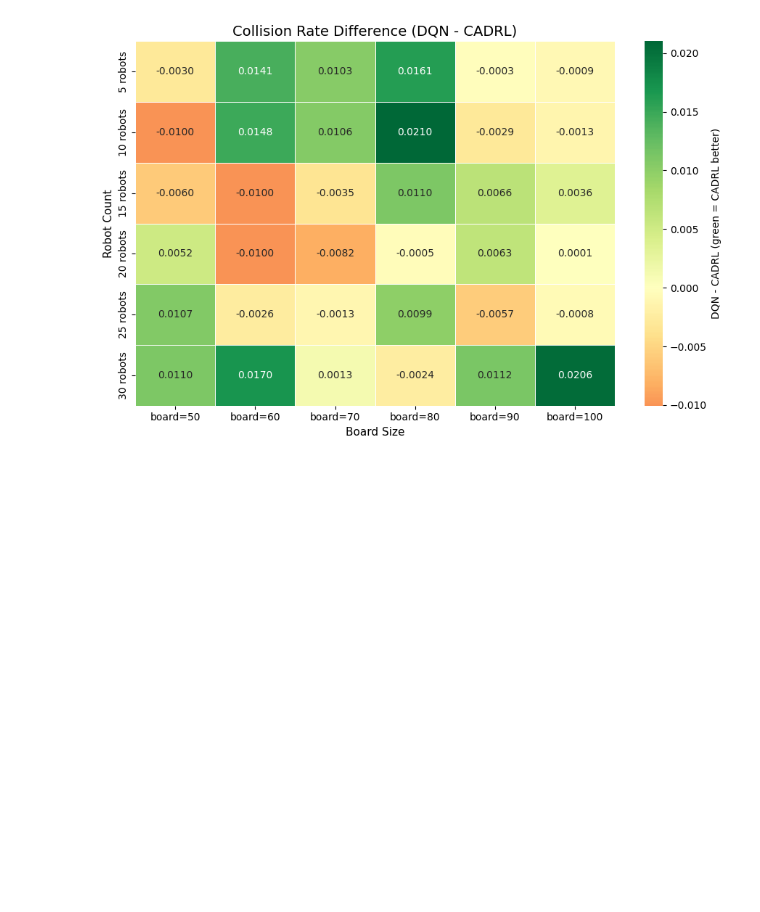
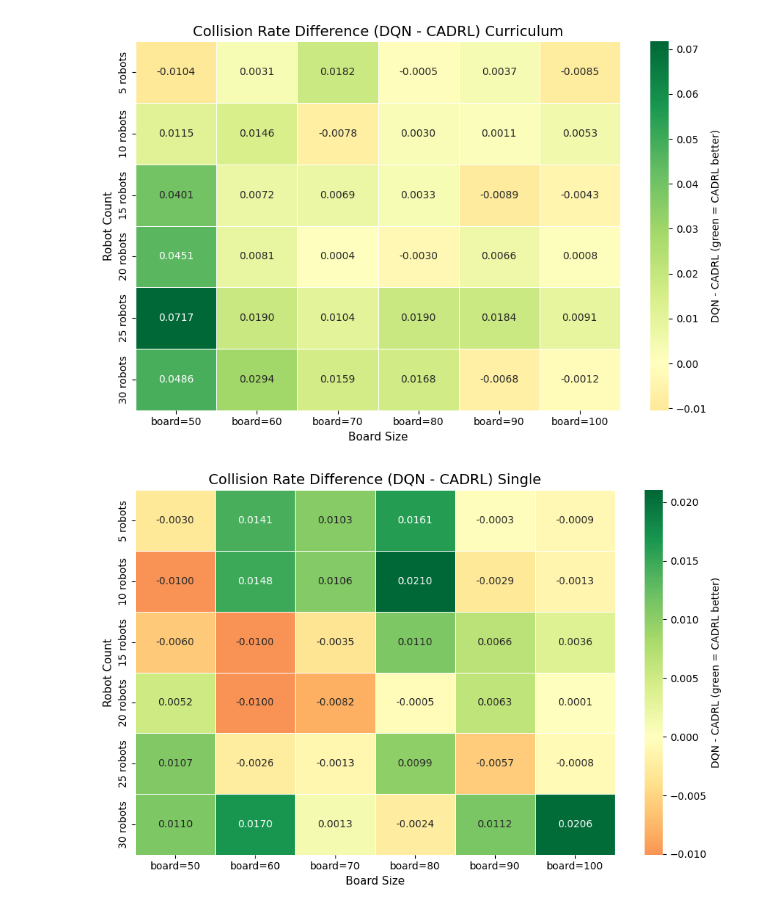
Before and after one commit to Death-Raider/Personal_Projects, a Jupyter notebook: Runners/GoalChasing_QLearning/vis.ipynb, the cells around one changed output. Saved outputs shown, nothing was run; the diff lists cells and outputs as text; code cells hidden in the pictures; blank space fills up the shorter version.

```diff
--- a/Runners/GoalChasing_QLearning/vis.ipynb
+++ b/Runners/GoalChasing_QLearning/vis.ipynb
@@ -130,22 +101,33 @@ plt.show()
+# %%
+def plot_heatmap(matrix, colorbar_kws, title, x_lab, y_lab):
+    fig, ax = plt.subplots(figsize=(9, 6))
+
+    sns.heatmap(
+        matrix,
+        ax=ax,
+        annot=True,
+        fmt='.4f',
+        cmap='RdYlGn',   # red = DQN better, green = CADRL better
+        center=0,
+        linewidths=0.5,
+        cbar_kws=colorbar_kws
+    )
+    ax.set_title(title, fontsize=14)
+    ax.set_xlabel(x_lab, fontsize=11)
+    ax.set_ylabel(y_lab, fontsize=11)
+    plt.tight_layout()
+    plt.show()
 # %%
-fig, ax = plt.subplots(figsize=(9, 6))
+diff_df = df_dict['DQN (Greedy)'] - df_dict['CADRL-Style']  # positive = CADRL better
+diff_df_single = df_dict['DQN (Greedy)_single'] - df_dict['CADRL-Style_single']  # positive = CADRL better
 
-diff_df = df_dict['DQN (Greedy)'] - df_dict['CADRL-Style']  # positive = CADRL better
+diff_df_DQN_curr = df_dict['DQN (Greedy)_single'] - df_dict['DQN (Greedy)']  # positive = CADRL better
+diff_df_CADRL_curr = df_dict['CADRL-Style_single'] - df_dict['CADRL-Style']  # positive = CADRL better
 
-sns.heatmap(
-    diff_df,
-    ax=ax,
-    annot=True,
-    fmt='.4f',
-    cmap='RdYlGn',   # red = DQN better, green = CADRL better
-    center=0,
-    linewidths=0.5,
-    cbar_kws={'label': 'DQN - CADRL (green = CADRL better)'}
-)
-ax.set_title('Collision Rate Difference (DQN - CADRL)', fontsize=14)
-ax.set_xlabel('Board Size', fontsize=11)
-ax.set_ylabel('Robot Count', fontsize=11)
-plt.tight_layout()
-plt.show()
+plot_heatmap(diff_df, {'label': 'DQN - CADRL (green = CADRL better)'}, 'Collision Rate Difference (DQN - CADRL) Curriculum', 'Board Size', 'Robot Count')
+plot_heatmap(diff_df_single, {'label': 'DQN - CADRL (green = CADRL better)'}, 'Collision Rate Difference (DQN - CADRL) Single', 'Board Size', 'Robot Count')
+plot_heatmap(diff_df_DQN_curr, {'label': 'Single - Curriculum (green = Curriculum better)'}, 'Collision Rate Difference DQN (Single - Curriculum)', 'Board Size', 'Robot Count')
+plot_heatmap(diff_df_CADRL_curr, {'label': 'Single - Curriculum (green = Curriculum better)'}, 'Collision Rate Difference CADRL (Single - Curriculum)', 'Board Size', 'Robot Count')
 # %% [output]
-[figure, old version]
+[figure, new version]
+[figure, added]
```
Also changed, not shown: parts of 10 cells of this notebook, 31 other files.
